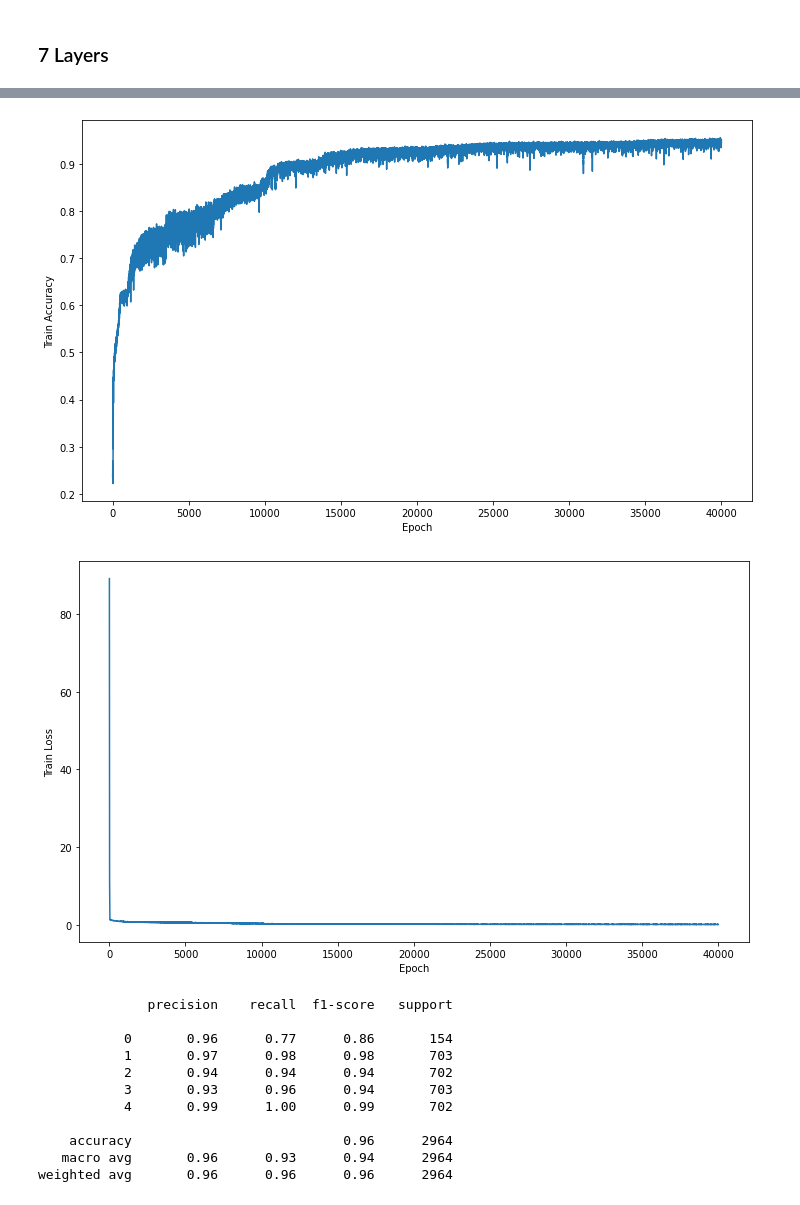
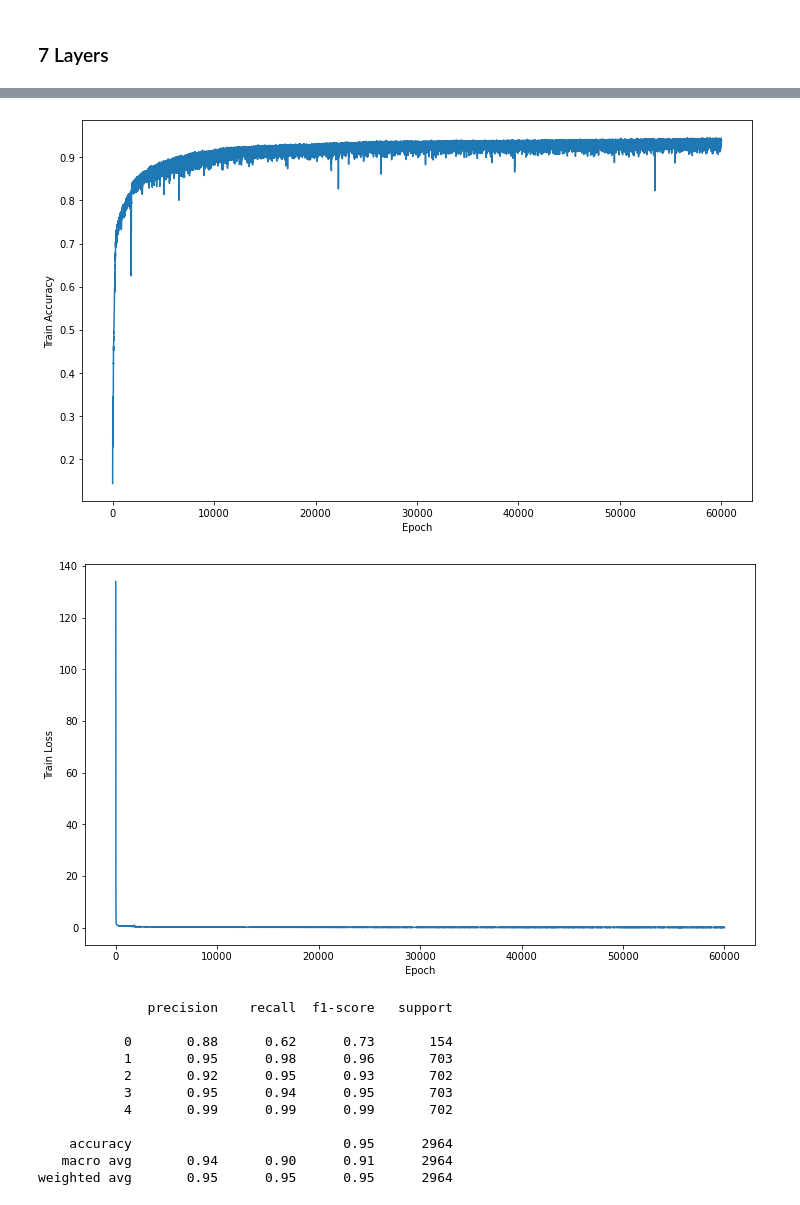
Before and after one commit to GiDeCarlo/XGDAG, a Jupyter notebook: Malignant_neoplasm_of_breast_Sage_multiclass.ipynb, the cells around one changed output, grey strips where cells are left out. Saved outputs shown, nothing was run; the diff lists cells and outputs as text; code cells hidden in the pictures.

Commit message:
More training

```diff
--- a/Malignant_neoplasm_of_breast_Sage_multiclass.ipynb
+++ b/Malignant_neoplasm_of_breast_Sage_multiclass.ipynb
@@ -385,5 +385,5 @@ weighted avg       0.49      0.53      0.50      2964
 ### 7 Layers
 # %%
 gnn_sage = GNN7L_Sage(data_with_nedbit).to(device)
-pred = train(gnn_sage, data_with_nedbit.to(device), 40000, cm_title='SAGE7L_multiclass_16HC_v2', classes=['P', 'LP', 'WN', 'LN', 'RN'], weight_decay=0.0005)
+pred = train(gnn_sage, data_with_nedbit.to(device), 60000, cm_title='SAGE7L_multiclass_16HC_v2', classes=['P', 'LP', 'WN', 'LN', 'RN'], weight_decay=0.0005)
 # %% [output]
@@ -407,13 +407,13 @@ pred = train(gnn_sage, data_with_nedbit.to(device), 40000, cm_title='SAGE7L_mult
-[figure, old version]
+[figure, new version]
-[figure, old version]
+[figure, new version]
               precision    recall  f1-score   support
 
-           0       0.96      0.77      0.86       154
-           1       0.97      0.98      0.98       703
-           2       0.94      0.94      0.94       702
-           3       0.93      0.96      0.94       703
-           4       0.99      1.00      0.99       702
+           0       0.88      0.62      0.73       154
+           1       0.95      0.98      0.96       703
+           2       0.92      0.95      0.93       702
+           3       0.95      0.94      0.95       703
+           4       0.99      0.99      0.99       702
 
-    accuracy                           0.96      2964
-   macro avg       0.96      0.93      0.94      2964
-weighted avg       0.96      0.96      0.96      2964
+    accuracy                           0.95      2964
+   macro avg       0.94      0.90      0.91      2964
+weighted avg       0.95      0.95      0.95      2964
```
Also changed, not shown: parts of 1 cell of this notebook, 12 other files.
